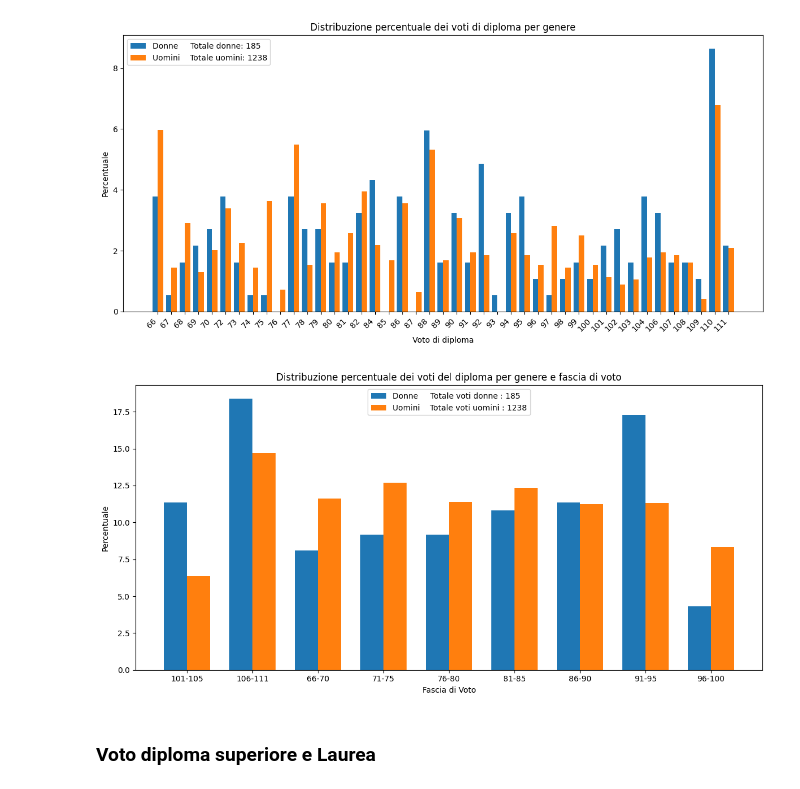
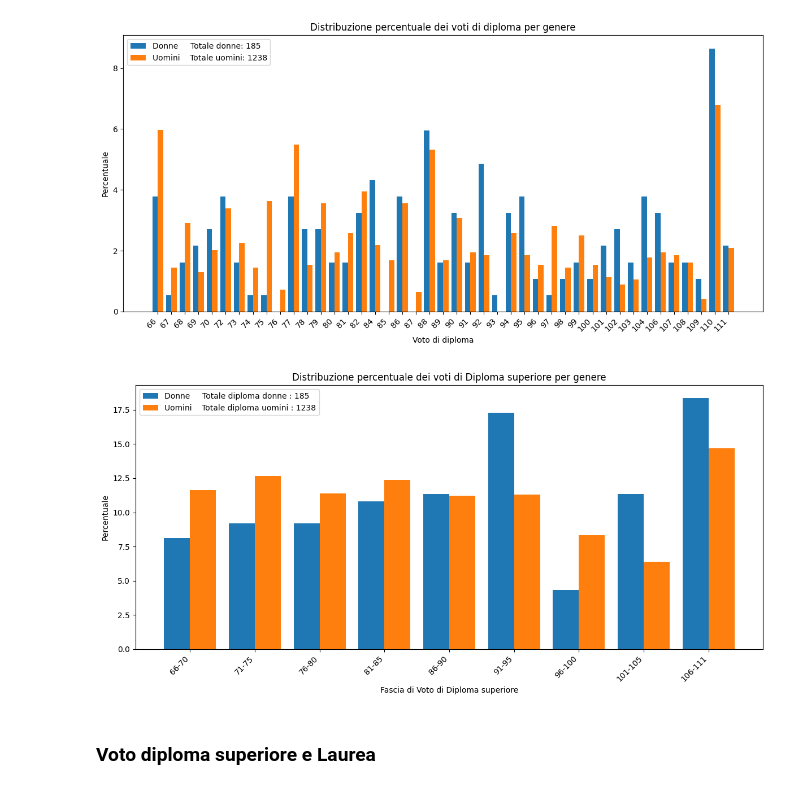
Before and after one commit to lallabelloni/Analisi-differenza-genere-Data-Science, a Jupyter notebook: progetto2.ipynb, the cells around one changed output. Cells and saved outputs as stored; diff of their text form; code cells hidden in the pictures.

Commit message:
ordinamento fasce voti

```diff
--- a/progetto2.ipynb
+++ b/progetto2.ipynb
@@ -920,31 +916,37 @@ plt.show()
 # %% [output]
 [figure]
 # %%
-totale_voti = pt_val_finale.groupby(['GENERE', 'FASCIA_VOTO_DIPLOMA']).size().unstack()
+totale_diploma_donne = len(pt_val_finale[pt_val_finale['GENERE'] == 'F']['PROGRESSIVO'].unique())
+totale_diploma_uomini = len(pt_val_finale[pt_val_finale['GENERE'] == 'M']['PROGRESSIVO'].unique())
 
-totale_voti_donne = totale_voti.loc['F'].sum()
-totale_voti_uomini = totale_voti.loc['M'].sum()
+voti_l_donne = pt_val_finale[pt_val_finale['GENERE'] == 'F'].groupby('PROGRESSIVO')['FASCIA_VOTO_DIPLOMA'].first().value_counts().sort_index()
+voti_l_uomini = pt_val_finale[pt_val_finale['GENERE'] == 'M'].groupby('PROGRESSIVO')['FASCIA_VOTO_DIPLOMA'].first().value_counts().sort_index()
 
-percentuali_donne = (totale_voti.loc['F'] / totale_voti_donne) * 100
-percentuali_uomini = (totale_voti.loc['M'] / totale_voti_uomini) * 100
+fasce_voto_ordinate = ['66-70', '71-75', '76-80', '81-85', '86-90', '91-95', '96-100', '101-105', '106-111']
+voti_l_donne = voti_l_donne.reindex(fasce_voto_ordinate, fill_value=0)
+voti_l_uomini = voti_l_uomini.reindex(fasce_voto_ordinate, fill_value=0)
 
-bar_width = 0.35
-r1 = np.arange(len(percentuali_donne))
+percentuale_voti_l_donne = (voti_l_donne / totale_diploma_donne) * 100
+percentuale_voti_l_uomini = (voti_l_uomini / totale_diploma_uomini) * 100
+
+bar_width = 0.4
+r1 = np.arange(len(fasce_voto_ordinate))
 r2 = [x + bar_width for x in r1]
 
 plt.figure(figsize=(12, 6))
-plt.bar(r1, percentuali_donne, label=f'Donne     Totale voti donne : {totale_voti_donne}', width=bar_width)
-plt.bar(r2, percentuali_uomini, label=f'Uomini    Totale voti uomini : {totale_voti_uomini}', width=bar_width)
-plt.xlabel('Fascia di Voto')
+plt.bar(r1, percentuale_voti_l_donne, width=bar_width, label=f'Donne     Totale diploma donne : {totale_diploma_donne}')
+plt.bar(r2, percentuale_voti_l_uomini, width=bar_width, label=f'Uomini    Totale diploma uomini : {totale_diploma_uomini}')
+plt.xlabel('Fascia di Voto di Diploma superiore')
 plt.ylabel('Percentuale')
-plt.title('Distribuzione percentuale dei voti del diploma per genere e fascia di voto')
-plt.xticks(r1 + bar_width/2, percentuali_donne.index)
+plt.title('Distribuzione percentuale dei voti di Diploma superiore per genere')
 plt.legend()
+
+plt.xticks([r + bar_width/2 for r in range(len(fasce_voto_ordinate))], fasce_voto_ordinate, rotation=45, ha='right')
 
 plt.tight_layout()
 plt.show()
 # %% [output]
-[figure, old version]
+[figure, new version]
 # %% [markdown]
 ### Voto diploma superiore e Laurea
 # %%
```
Also changed, not shown: parts of 1 cell of this notebook.
